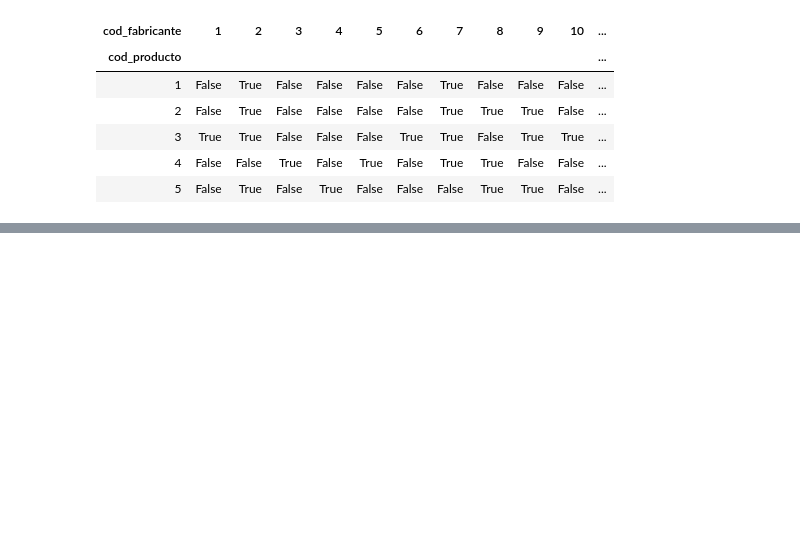
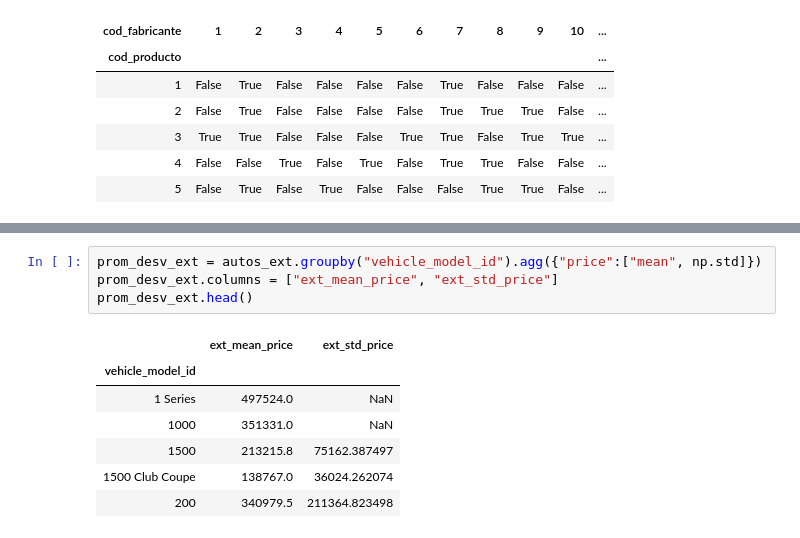
Before and after one commit to diegobalestieri/Datos---guias, a Jupyter notebook: Pandas/GuiaPandas.ipynb, the cells around one changed output, grey strips where cells are left out. Saved outputs shown, nothing was run; the diff lists cells and outputs as text; blank space fills up the shorter version.

```diff
--- a/Pandas/GuiaPandas.ipynb
+++ b/Pandas/GuiaPandas.ipynb
@@ -265,0 +320,12 @@ pd.pivot_table(data=ventas, index="cod_producto", columns="cod_fabricante", valu
+# %%
+prom_desv_ext = autos_ext.groupby("vehicle_model_id").agg({"price":["mean", np.std]})
+prom_desv_ext.columns = ["ext_mean_price", "ext_std_price"]
+prom_desv_ext.head()
+# %% [output]
+|  | ext_mean_price | ext_std_price |
+| vehicle_model_id |  |  |
+| 1 Series | 497524.0 | NaN |
+| 1000 | 351331.0 | NaN |
+| 1500 | 213215.8 | 75162.387497 |
+| 1500 Club Coupe | 138767.0 | 36024.262074 |
+| 200 | 340979.5 | 211364.823498 |
```
Also changed, not shown: parts of 7 cells of this notebook, 4 other files.
